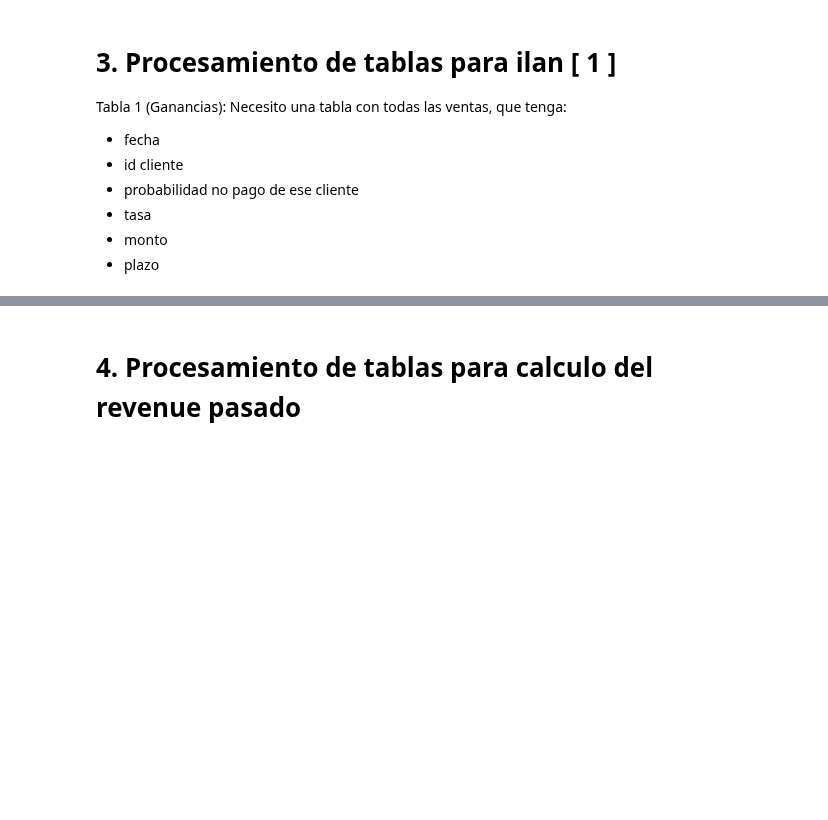
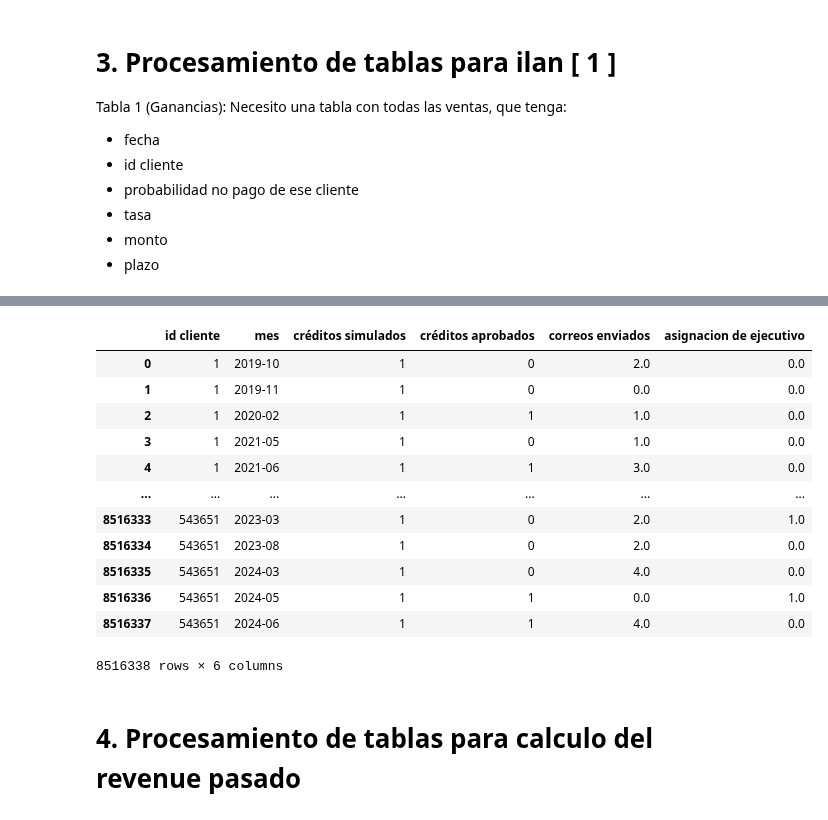
Before and after one commit to JosepVargasf/capstone_g11_2024-2, a Jupyter notebook: Procesamiento de datos/procesamiento.ipynb, the cells around one changed output, grey strips where cells are left out. Drawn from its saved outputs; the diff is of its cells as text; code cells hidden in the pictures; blank space fills up the shorter version.

```diff
--- a/Procesamiento de datos/procesamiento.ipynb
+++ b/Procesamiento de datos/procesamiento.ipynb
@@ -156,0 +186,7 @@ df_simulaciones_e_informacion_de_clientes
+# %%
+df_simulaciones_e_informacion_de_clientes_ventas_tratamiento = pd.merge(
+    df_simulaciones_e_informacion_de_clientes_ventas,
+    df_tratamiento,
+    on=['rut', 'fecha'],
+    how='left'
+    )
@@ -156,0 +209,33 @@ df_simulaciones_e_informacion_de_clientes
+# %%
+df_simulaciones_e_informacion_de_clientes_ventas_tratamiento['mes'] = pd.to_datetime(df_simulaciones_e_informacion_de_clientes_ventas_tratamiento['fecha']).dt.to_period('M')
+
+tabla_creditos_correos = df_simulaciones_e_informacion_de_clientes_ventas_tratamiento.groupby(['rut', 'mes']).agg({
+    'Monto_Simulado': 'count',
+    'venta': 'sum',
+    'n_correos': 'sum',
+    'asg_ejec': 'max'
+}).reset_index()
+
+tabla_creditos_correos.rename(columns={
+    'rut': 'id cliente',
+    'Monto_Simulado': 'créditos simulados',
+    'venta': 'créditos aprobados',
+    'n_correos': 'correos enviados',
+    'asg_ejec': 'asignacion de ejecutivo'
+}, inplace=True)
+
+tabla_creditos_correos
+# %% [output]
+|  | id cliente | mes | créditos simulados | créditos aprobados | correos enviados | asignacion de ejecutivo |
+| 0 | 1 | 2019-10 | 1 | 0 | 2.0 | 0.0 |
+| 1 | 1 | 2019-11 | 1 | 0 | 0.0 | 0.0 |
+| 2 | 1 | 2020-02 | 1 | 1 | 1.0 | 0.0 |
+| 3 | 1 | 2021-05 | 1 | 0 | 1.0 | 0.0 |
+| 4 | 1 | 2021-06 | 1 | 1 | 3.0 | 0.0 |
+| ... | ... | ... | ... | ... | ... | ... |
+| 8516333 | 543651 | 2023-03 | 1 | 0 | 2.0 | 1.0 |
+| 8516334 | 543651 | 2023-08 | 1 | 0 | 2.0 | 0.0 |
+| 8516335 | 543651 | 2024-03 | 1 | 0 | 4.0 | 0.0 |
+| 8516336 | 543651 | 2024-05 | 1 | 1 | 0.0 | 1.0 |
+| 8516337 | 543651 | 2024-06 | 1 | 1 | 4.0 | 0.0 |
+8516338 rows × 6 columns
```
Also changed, not shown: parts of 9 cells of this notebook, 1 other file.
